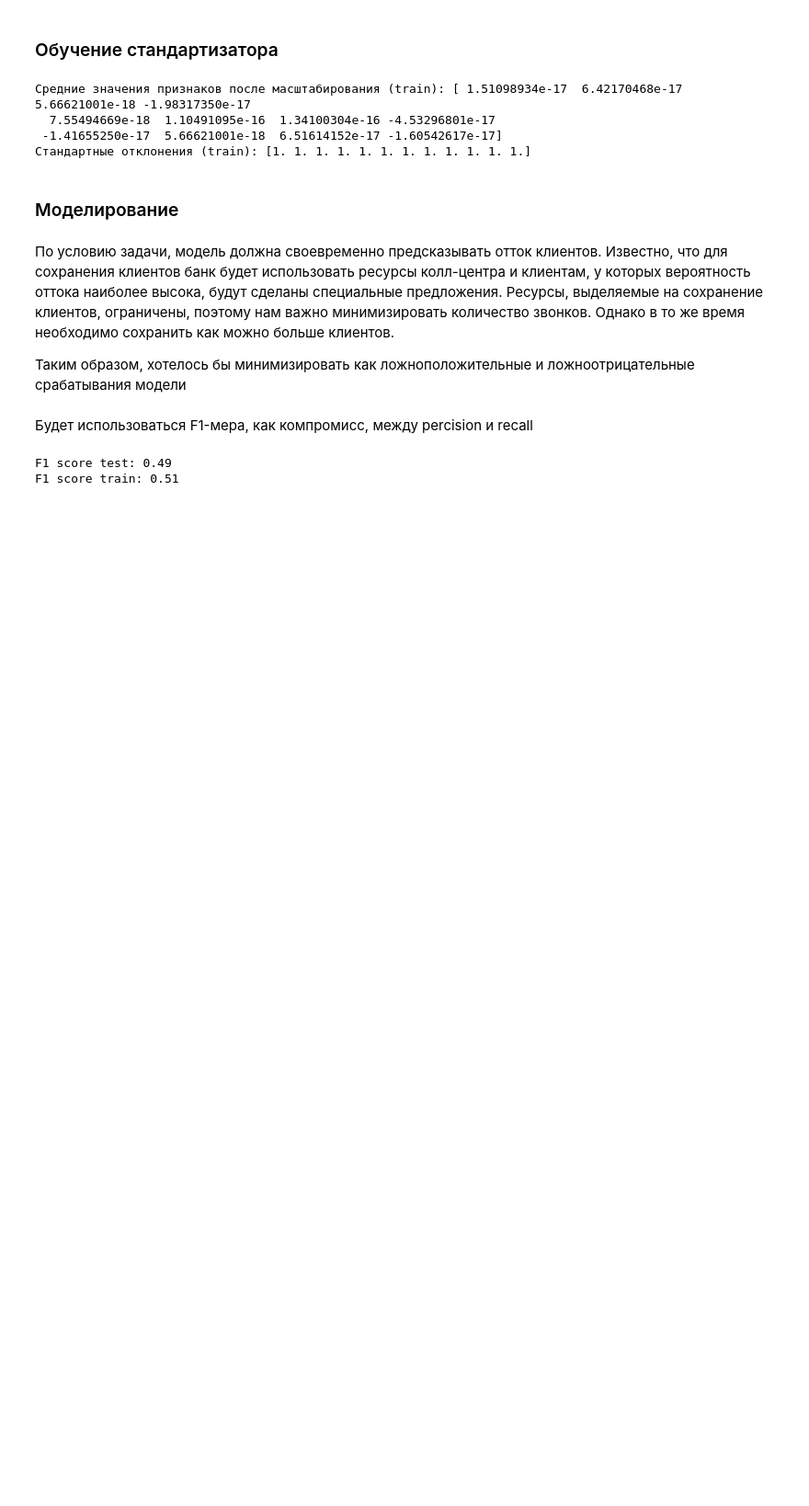
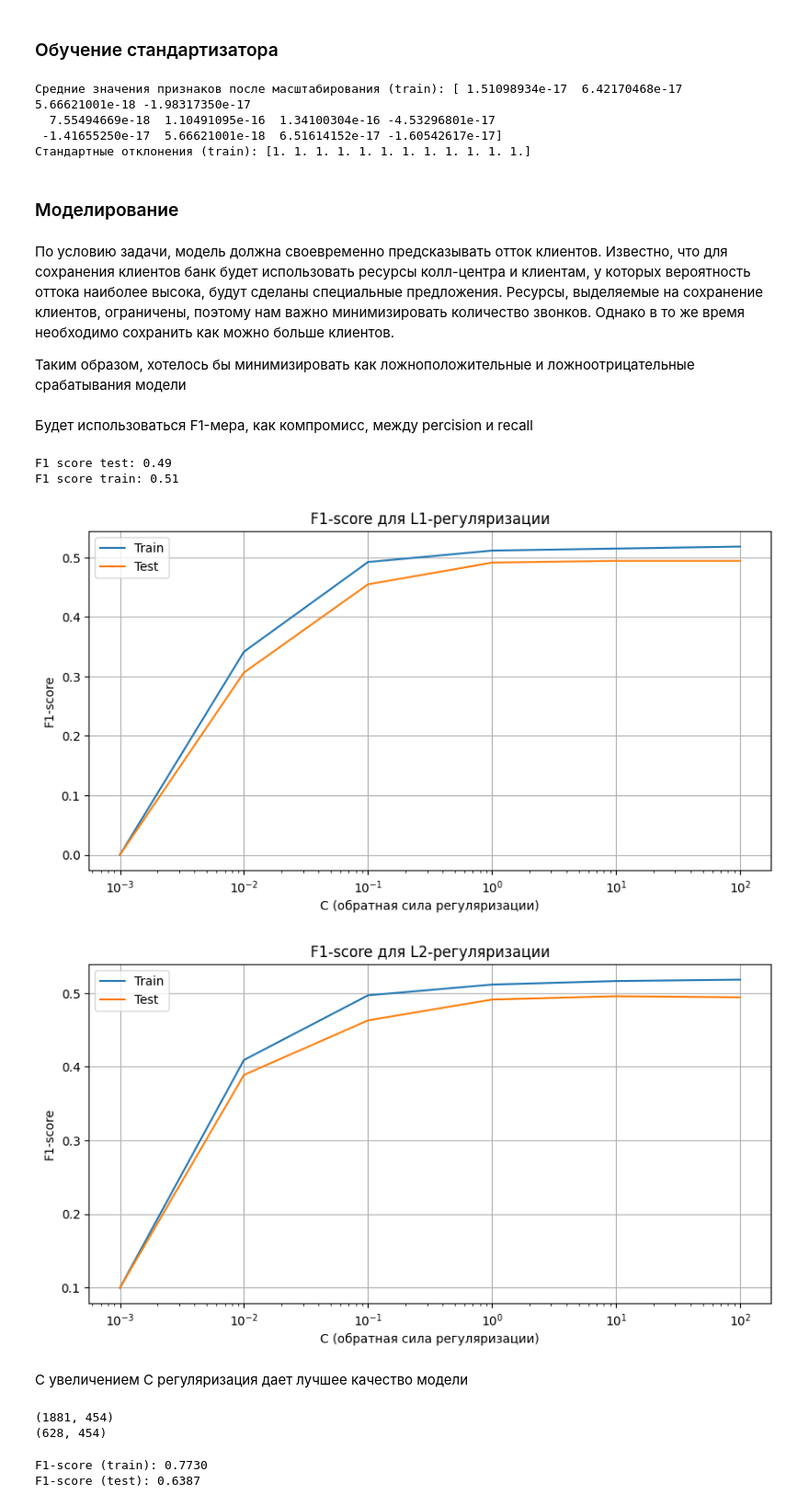
Before and after one commit to UlyanaGru/ml_practice, a Jupyter notebook: ml_practice.ipynb, the cells around one changed output. Shown at 92% size. Cells and saved outputs as stored; diff of their text form; code cells hidden in the pictures; blank space fills up the shorter version.

Commit message:
generated polynomial features and trained model logistic regression

```diff
--- a/ml_practice.ipynb
+++ b/ml_practice.ipynb
@@ -353,3 +353,60 @@ print('F1 score train: {:.2f}'.format(metrics.f1_score(y_train, y_pred_train)))
 # %% [output]
 F1 score test: 0.49
 F1 score train: 0.51
+# %%
+from sklearn.linear_model import LogisticRegression
+# Параметры для исследования
+penalties = ['l1', 'l2']
+C_values = [0.001, 0.01, 0.1, 1, 10, 100]
+results = {'train': [], 'test': []}
+for penalty in penalties:
+    for C in C_values:
+        model = LogisticRegression(penalty=penalty, C=C, solver='liblinear', random_state=42)
+        model.fit(X_train, y_train)
+        # Сохраняем метрики
+        results['train'].append(metrics.f1_score(y_train, model.predict(X_train)))
+        results['test'].append(metrics.f1_score(y_test, model.predict(X_test)))
+    # Визуализация
+    plt.figure(figsize=(10, 5))
+    plt.semilogx(C_values, results['train'][-len(C_values):], label='Train')
+    plt.semilogx(C_values, results['test'][-len(C_values):], label='Test')
+    plt.title(f'F1-score для {penalty.upper()}-регуляризации')
+    plt.xlabel('C (обратная сила регуляризации)')
+    plt.ylabel('F1-score')
+    plt.legend()
+    plt.grid()
+    plt.show()
+# %% [output]
+[figure, added]
+[figure, added]
+# %% [markdown]
+С увеличением C регуляризация дает лучшее качество модели
+# %%
+# Создаём генератор полиномиальных признаков
+poly = preprocessing.PolynomialFeatures(degree=3, include_bias=False)
+poly.fit(X_train_scaled)
+# Генерируем полиномиальные признаки для тренировочной выборки
+X_train_scaled_poly = poly.transform(X_train_scaled)
+# Генерируем полиномиальные признаки для тестовой выборки
+X_test_scaled_poly = poly.transform(X_test_scaled)
+# Выводим результирующие размерности таблиц
+print(X_train_scaled_poly.shape)
+print(X_test_scaled_poly.shape)
+# %% [output]
+(1881, 454)
+(628, 454)
+# %%
+from sklearn.metrics import f1_score
+# Обучаем модель, минимизируя logloss на тернировочных данных
+log_reg_poly = LogisticRegression(random_state=42, max_iter=1000)
+log_reg_poly.fit(X_train_scaled_poly, y_train)
+# Предсказания и оценка
+y_train_pred = log_reg_poly.predict(X_train_scaled_poly)
+y_test_pred = log_reg_poly.predict(X_test_scaled_poly)
+f1_train_poly = f1_score(y_train, y_train_pred)
+f1_test_poly = f1_score(y_test, y_test_pred)
+print(f"F1-score (train): {f1_train_poly:.4f}")
+print(f"F1-score (test): {f1_test_poly:.4f}")
+# %% [output]
+F1-score (train): 0.7730
+F1-score (test): 0.6387
```
Also changed, not shown: parts of 3 cells of this notebook.
